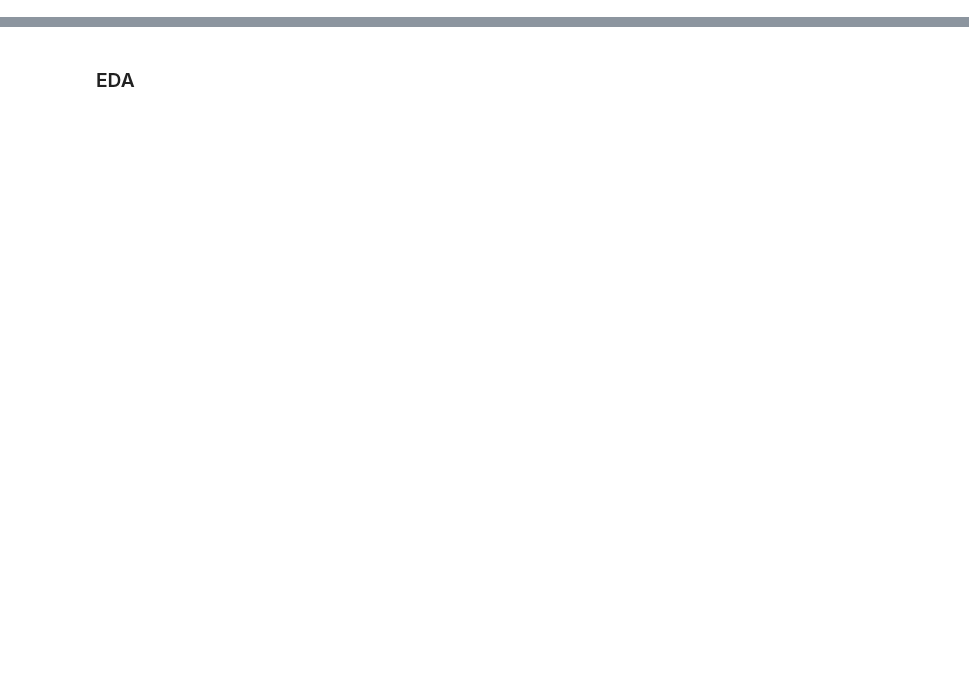
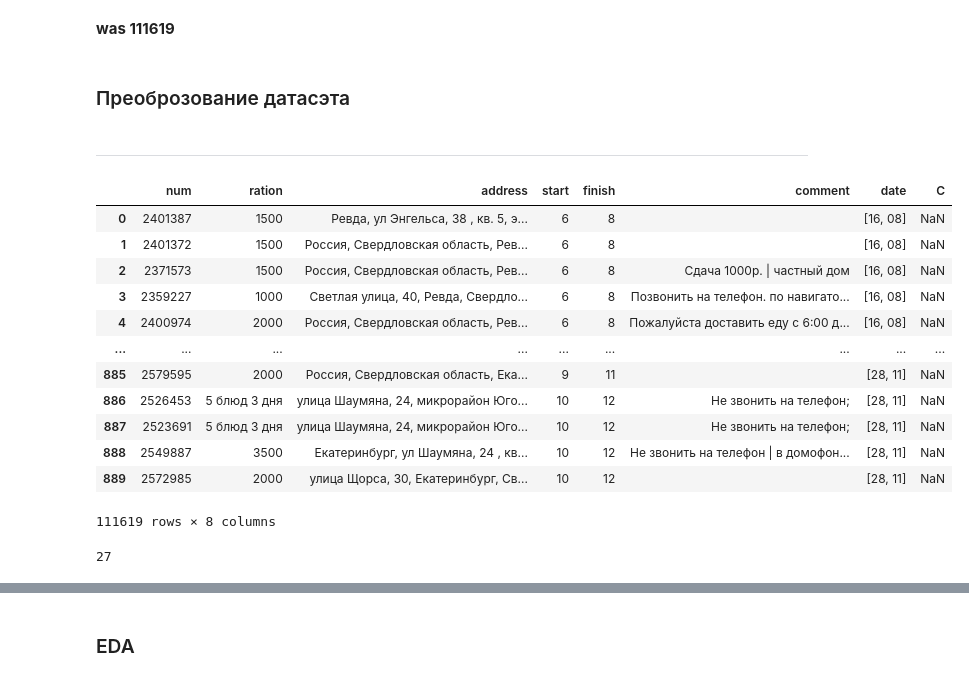
Before and after one commit to AlexandrYarin/LKproject, a Jupyter notebook: analyze.ipynb, the cells around one changed output, grey strips where cells are left out. Drawn from its saved outputs; the diff is of its cells as text; code cells hidden in the pictures; blank space fills up the shorter version.

```diff
--- a/analyze.ipynb
+++ b/analyze.ipynb
@@ -56,3 +54,16 @@ def get_list_all_files() -> list:
+# %%
+res = {}
+folds = os.listdir(DIRECTORY_fold)
+for fold in folds:
+    DIRECTORY_file = DIRECTORY_fold + str(fold)
+    files = os.listdir(DIRECTORY_file)
+
+    ls = []
+    for file in files:
+        some_name = pd.read_excel(f'data/{fold}/{file}')
+        finall = [file.split('.')[0], some_name.shape[1]]
+        ls.append(finall)
+    res[int(fold)] = ls
 # %%
 ALL_FILES = get_list_all_files()
 # %%
@@ -127,0 +135,24 @@ df = df.drop(['date'], axis=1)
+# %% [markdown]
+**was 111619**
+# %% [markdown]
+### Преоброзование датасэта
+# %% [markdown]
+___
+# %%
+df_test = df.copy(deep=True)
+# %%
+df_test
+# %% [output]
+|  | num | ration | address | start | finish | comment | date | С |
+| 0 | 2401387 | 1500 | Ревда, ул Энгельса, 38 , кв. 5, э... | 6 | 8 |  | [16, 08] | NaN |
+| 1 | 2401372 | 1500 | Россия, Свердловская область, Рев... | 6 | 8 |  | [16, 08] | NaN |
+| 2 | 2371573 | 1500 | Россия, Свердловская область, Рев... | 6 | 8 | Сдача 1000р. | частный дом | [16, 08] | NaN |
+| 3 | 2359227 | 1000 | Светлая улица, 40, Ревда, Свердло... | 6 | 8 | Позвонить на телефон. по навигато... | [16, 08] | NaN |
+| 4 | 2400974 | 2000 | Россия, Свердловская область, Рев... | 6 | 8 | Пожалуйста доставить еду с 6:00 д... | [16, 08] | NaN |
+| ... | ... | ... | ... | ... | ... | ... | ... | ... |
+| 885 | 2579595 | 2000 | Россия, Свердловская область, Ека... | 9 | 11 |  | [28, 11] | NaN |
+| 886 | 2526453 | 5 блюд 3 дня | улица Шаумяна, 24, микрорайон Юго... | 10 | 12 | Не звонить на телефон; | [28, 11] | NaN |
+| 887 | 2523691 | 5 блюд 3 дня | улица Шаумяна, 24, микрорайон Юго... | 10 | 12 | Не звонить на телефон; | [28, 11] | NaN |
+| 888 | 2549887 | 3500 | Екатеринбург, ул Шаумяна, 24 , кв... | 10 | 12 | Не звонить на телефон | в домофон... | [28, 11] | NaN |
+| 889 | 2572985 | 2000 | улица Щорса, 30, Екатеринбург, Св... | 10 | 12 |  | [28, 11] | NaN |
+111619 rows × 8 columns
@@ -138,0 +202,5 @@ df['month_st'] = df['month'].map(month_dict)
+# %%
+exp = df_test[df_test['month'] == 1]
+exp['day'].nunique()
+# %% [output]
+27
```
Also changed, not shown: parts of 18 cells of this notebook, 2 other files.
